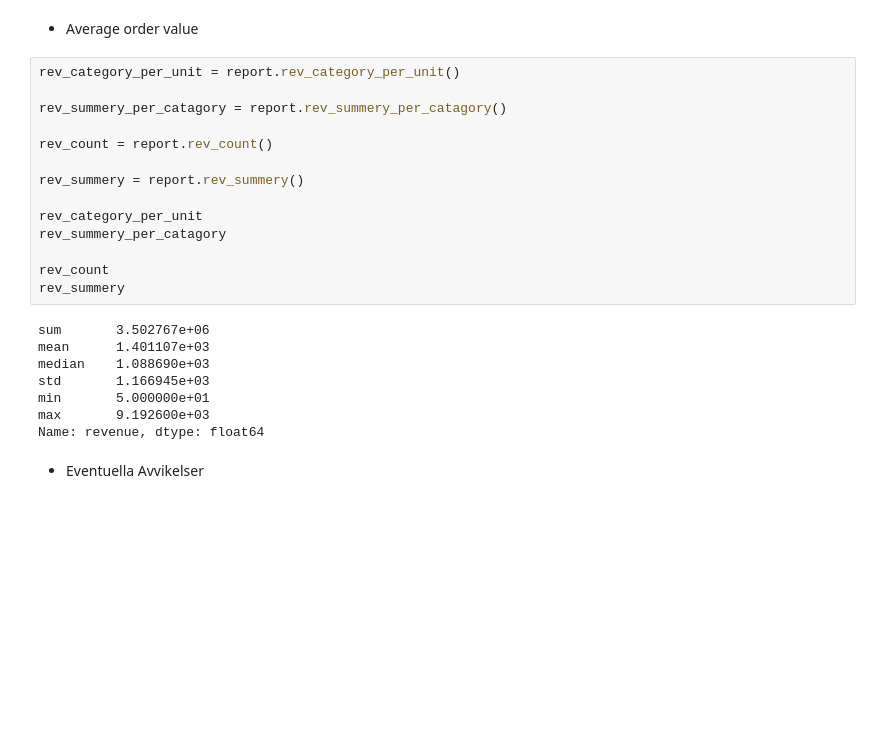
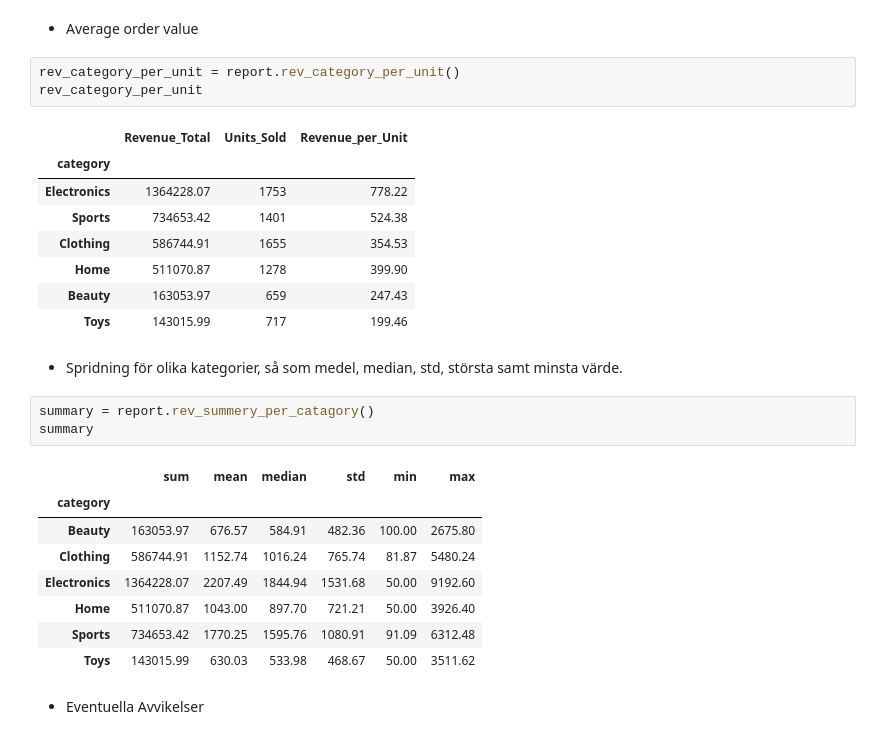
Before and after one commit to Jack-JackAttack/Grupp_A, a Jupyter notebook: Report.ipynb, the cells around one changed output. Drawn from its saved outputs; the diff is of its cells as text; blank space fills up the shorter version.

```diff
--- a/Report.ipynb
+++ b/Report.ipynb
@@ -50,26 +49,30 @@ rev_month
 - Average order value
 # %%
 rev_category_per_unit = report.rev_category_per_unit()
-
-rev_summery_per_catagory = report.rev_summery_per_catagory()
-
-rev_count = report.rev_count()
-
-rev_summery = report.rev_summery()
-
 rev_category_per_unit
-rev_summery_per_catagory
-
-rev_count
-rev_summery
 # %% [output]
-sum       3.502767e+06
-mean      1.401107e+03
-median    1.088690e+03
-std       1.166945e+03
-min       5.000000e+01
-max       9.192600e+03
-Name: revenue, dtype: float64
+|  | Revenue_Total | Units_Sold | Revenue_per_Unit |
+| category |  |  |  |
+| Electronics | 1364228.07 | 1753 | 778.22 |
+| Sports | 734653.42 | 1401 | 524.38 |
+| Clothing | 586744.91 | 1655 | 354.53 |
+| Home | 511070.87 | 1278 | 399.90 |
+| Beauty | 163053.97 | 659 | 247.43 |
+| Toys | 143015.99 | 717 | 199.46 |
+# %% [markdown]
+- Spridning för olika kategorier, så som medel, median, std, största samt minsta värde.
+# %%
+summary = report.rev_summery_per_catagory()
+summary
+# %% [output]
+|  | sum | mean | median | std | min | max |
+| category |  |  |  |  |  |  |
+| Beauty | 163053.97 | 676.57 | 584.91 | 482.36 | 100.00 | 2675.80 |
+| Clothing | 586744.91 | 1152.74 | 1016.24 | 765.74 | 81.87 | 5480.24 |
+| Electronics | 1364228.07 | 2207.49 | 1844.94 | 1531.68 | 50.00 | 9192.60 |
+| Home | 511070.87 | 1043.00 | 897.70 | 721.21 | 50.00 | 3926.40 |
+| Sports | 734653.42 | 1770.25 | 1595.76 | 1080.91 | 91.09 | 6312.48 |
+| Toys | 143015.99 | 630.03 | 533.98 | 468.67 | 50.00 | 3511.62 |
 # %% [markdown]
 - Eventuella Avvikelser
 # %%
```
Also changed, not shown: parts of 1 cell of this notebook, 4 other files.
